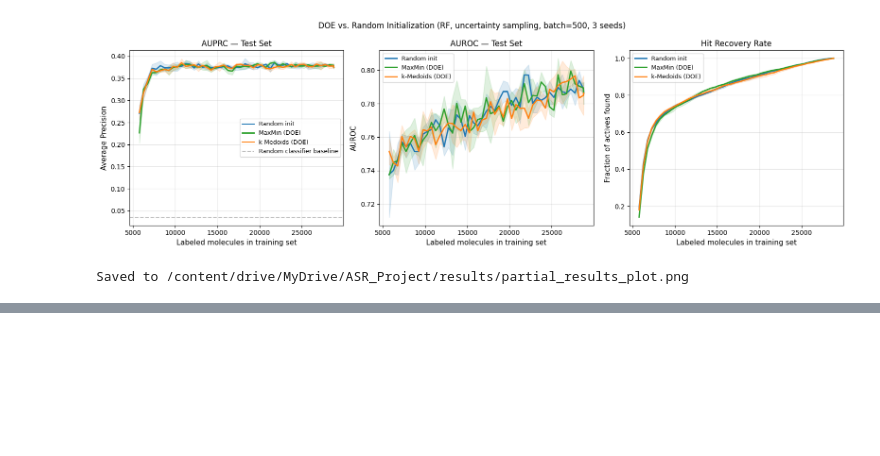
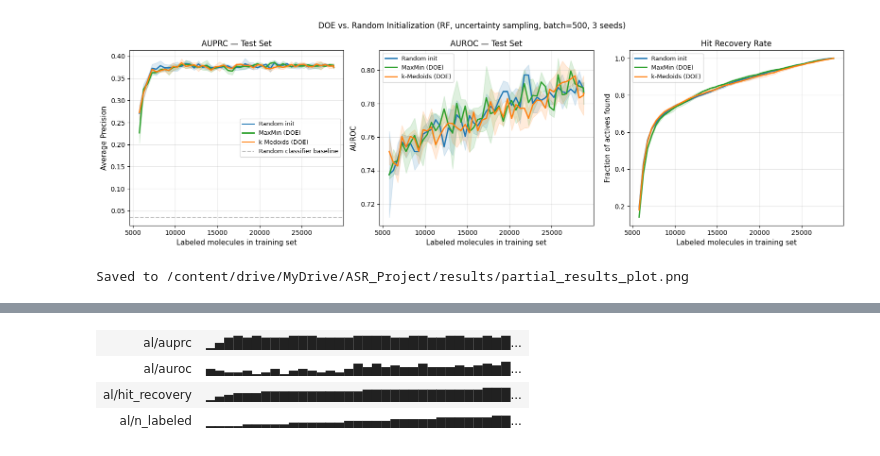
Before and after one commit to skothare/ASR_Proj, a Jupyter notebook: colab_runner.ipynb, the cells around one changed output, grey strips where cells are left out. Drawn from its saved outputs; the diff is of its cells as text; code cells hidden in the pictures; blank space fills up the shorter version.

Commit message:
Updated colab_runner.ipynb and mpnn_model.py, al_loop.py, and graph builder to enable the execution of different active learning grid conditions

```diff
--- a/colab_runner.ipynb
+++ b/colab_runner.ipynb
@@ -506,0 +867,79 @@ Saved to /content/drive/MyDrive/ASR_Project/results/partial_results_plot.png
+# %%
+import time, json
+from initialization.random_init import random_initialization
+from active_learning.al_loop import run_active_learning
+
+INIT_FRACTION = 0.20
+BATCH_SIZE    = 500
+N_SEEDS       = 3
+n_init        = int(len(y_pool) * INIT_FRACTION)
+
+def run_and_log(learner_name, acq, model_factory, seeds=range(N_SEEDS)):
+    """Run one (learner, acquisition) condition, log to WandB, save JSON."""
+    cond_key = f"{learner_name}_{acq}"
+    seed_results = []
+
+    for seed in seeds:
+        print(f"--- {learner_name} | {acq} | seed={seed} ---")
+        t0 = time.time()
+
+        run = wandb.init(
+            project=WANDB_PROJECT, entity=WANDB_ENTITY,
+            name=f"{cond_key}-seed{seed}",
+            tags=[learner_name, acq, "active-learning"],
+            config=dict(learner=learner_name, acquisition=acq, seed=seed,
+                        init_fraction=INIT_FRACTION, batch_size=BATCH_SIZE),
+            reinit="finish_previous",
+        )
+
+        init_idx = random_initialization(len(y_pool), n_init, seed=seed)
+        model    = model_factory(seed)
+        is_graph = getattr(model, "is_graph_model", False)
+
+        results = run_active_learning(
+            model        = model,
+            X_pool       = X_pool,
+            y_pool       = y_pool,
+            X_test       = X_test,
+            y_test       = y_test,
+            init_indices = init_idx,
+            batch_size   = BATCH_SIZE,
+            seed         = seed,
+            verbose      = True,
+            graphs_pool  = graphs_train if is_graph else None,
+            graphs_test  = graphs_test  if is_graph else None,
+            graphs_val   = graphs_val   if is_graph else None,
+            y_val        = y_val_filtered if is_graph else None,
+            acquisition  = acq,
+        )
+
+        # Log every iteration to WandB
+        for r in results:
+            wandb.log({
+                "al/n_labeled":    r.n_labeled,
+                "al/auprc":        r.auprc,
+                "al/auroc":        r.auroc,
+                "al/hit_recovery": r.hit_recovery or 0,
+            })
+        wandb.finish()
+
+        r_dict = {
+            "n_labeled":    [r.n_labeled for r in results],
+            "auprc":        [r.auprc for r in results],
+            "auroc":        [r.auroc for r in results],
+            "hit_recovery": [r.hit_recovery or 0 for r in results],
+        }
+        seed_results.append(r_dict)
+        path = os.path.join(RESULTS_DIR, f"al_{cond_key}_seed{seed}.json")
+        with open(path, "w") as f:
+            json.dump(r_dict, f, indent=2)
+        print(f"  Saved: {path}  ({(time.time()-t0)/60:.1f} min)")
+
+    return seed_results
+
+# Run RF conditions
+from models.random_forest_model import RandomForestModel
+rf_entropy  = run_and_log("RF", "entropy",  lambda s: RandomForestModel(seed=s))
+rf_weighted = run_and_log("RF", "weighted", lambda s: RandomForestModel(seed=s))
+print("RF conditions complete.")
+# %% [output]
@@ -506,0 +973,4 @@ Saved to /content/drive/MyDrive/ASR_Project/results/partial_results_plot.png
+| al/auprc | ▁▄▇█▇█▇▇▇███▇▇▇▇████▇▇██▇▇██▇▇█▇█... |
+| al/auroc | ▄▃▂▂▃▁▂▄▁▃▄▃▂▃▂▄▇▅▇▅▆▅▅▇▅▅▅▆▅▆▇▆█... |
+| al/hit_recovery | ▁▃▄▅▅▅▆▆▆▆▆▆▆▆▆▆▆▇▇▇▇▇▇▇▇▇▇▇▇▇███... |
+| al/n_labeled | ▁▁▁▁▂▂▂▂▂▃▃▃▃▃▃▄▄▄▄▄▅▅▅▅▅▆▆▆▆▆▆▇▇... |
```
Also changed, not shown: parts of 24 cells of this notebook, 4 other files.
